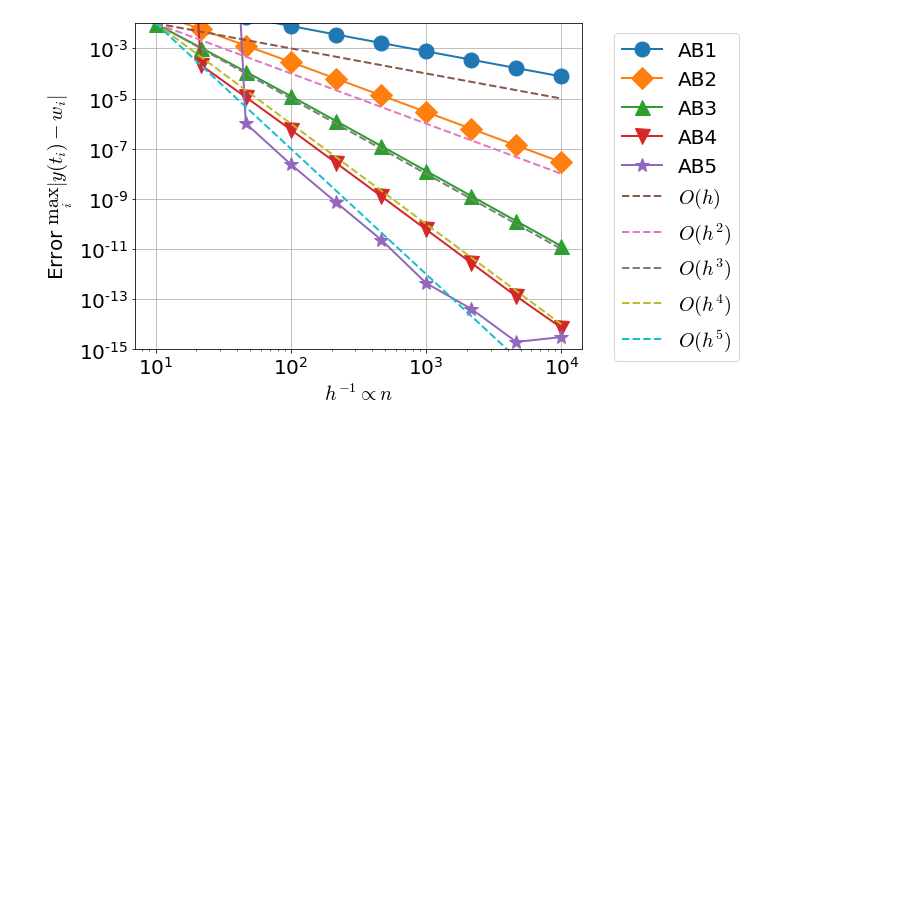
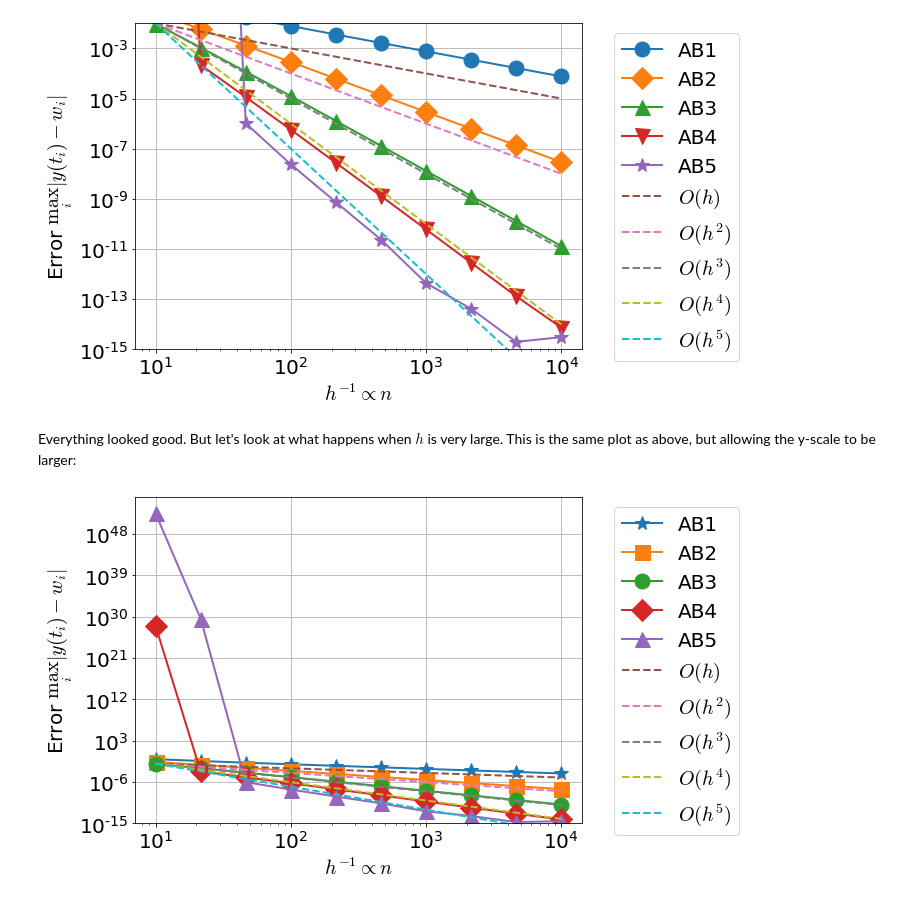
Before and after one commit to stephenbeckr/numerical-analysis-class, a Jupyter notebook: Demos/Ch5_MultistepMethods.ipynb, the cells around one changed output. Saved outputs shown, nothing was run; the diff lists cells and outputs as text; code cells hidden in the pictures; blank space fills up the shorter version.

```diff
--- a/Demos/Ch5_MultistepMethods.ipynb
+++ b/Demos/Ch5_MultistepMethods.ipynb
@@ -196,3 +203,25 @@ plt.ylim(top=1e-2,bottom=1e-15)
 plt.show()
 # %% [output]
 [figure]
+# %% [markdown]
+Everything looked good.  But let's look at what happens when $h$ is very large. This is the same plot as above, but allowing the y-scale to be larger:
+# %%
+for method in ListOfMethods:
+  name = f'AB{method}'
+  plt.loglog(1/hList, Results[method],".-",Marker=next(marker), MarkerSize=15,label=name);
+
+scaling = 10
+plt.loglog(1/hList, scaling*1e-2*hList,'--',label='$O(h)$');
+plt.loglog(1/hList, scaling*1e-1*hList**2,'--',label='$O(h^2)$');
+plt.loglog(1/hList, scaling*1e0*hList**3,'--',label='$O(h^3)$');
+plt.loglog(1/hList, scaling*1e1*hList**4,'--',label='$O(h^4)$');
+plt.loglog(1/hList, scaling*1e2*hList**5,'--',label='$O(h^5)$');
+plt.legend(bbox_to_anchor=(1.05, 1), loc='upper left');
+plt.grid()
+plt.ylabel('Error $\max_i |y(t_i) - w_i|$')
+plt.xlabel('$h^{-1} \propto n$');
+# plt.ylim(top=1e-2,bottom=1e-15)
+plt.ylim(bottom=1e-15)
+plt.show()
+# %% [output]
+[figure, added]
```
Also changed, not shown: parts of 15 cells of this notebook.
